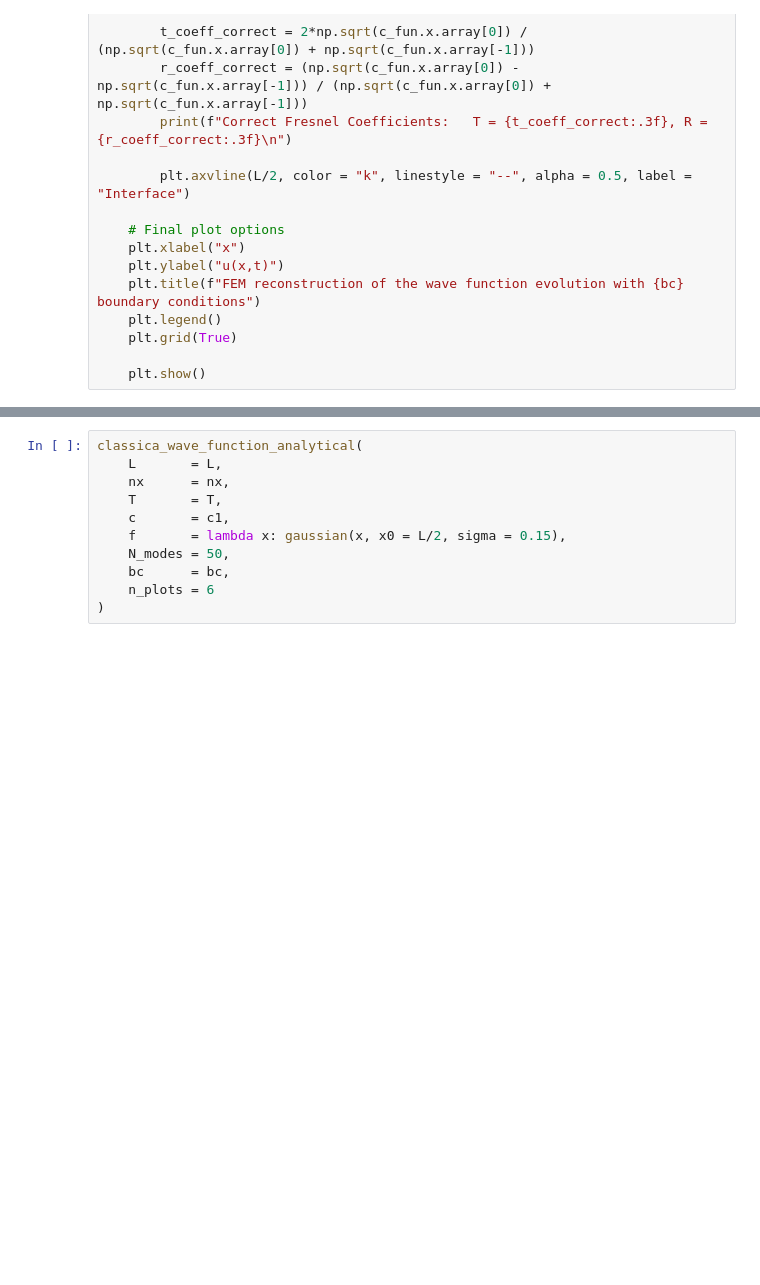
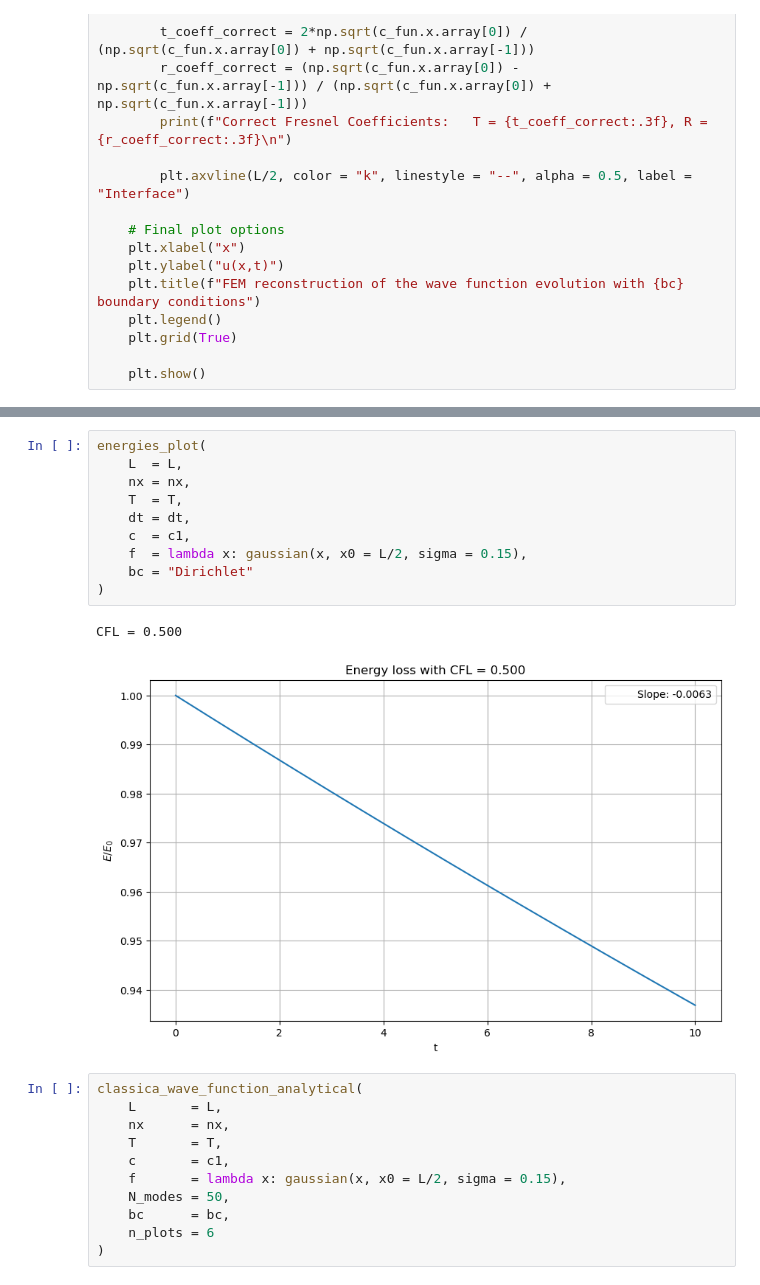
Before and after one commit to darioliotta/Quantum-Information-Project, a Jupyter notebook: try.ipynb, the cells around one changed output, grey strips where cells are left out. Saved outputs shown, nothing was run; the diff lists cells and outputs as text; blank space fills up the shorter version.

```diff
--- a/try.ipynb
+++ b/try.ipynb
@@ -367,3 +500,16 @@ Correct Fresnel Coefficients:   T = 0.500, R = -0.500
+# %%
+energies_plot(
+    L  = L,
+    nx = nx,
+    T  = T,
+    dt = dt,
+    c  = c1,
+    f  = lambda x: gaussian(x, x0 = L/2, sigma = 0.15),
+    bc = "Dirichlet"
+)
+# %% [output]
+CFL = 0.500
+[figure, added]
 # %%
 classica_wave_function_analytical(
     L       = L,
```
Also changed, not shown: parts of 5 cells of this notebook, 15 other files.
